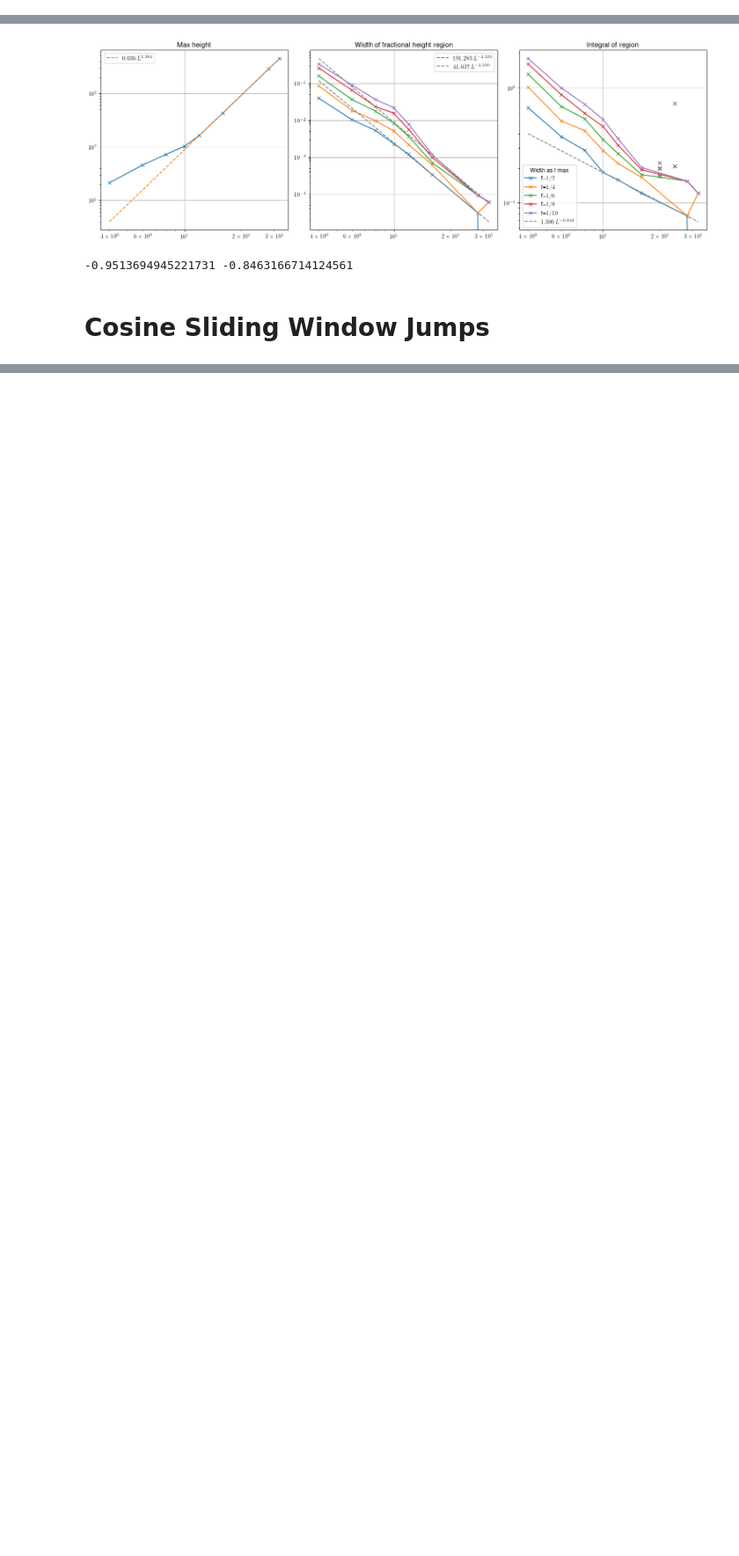
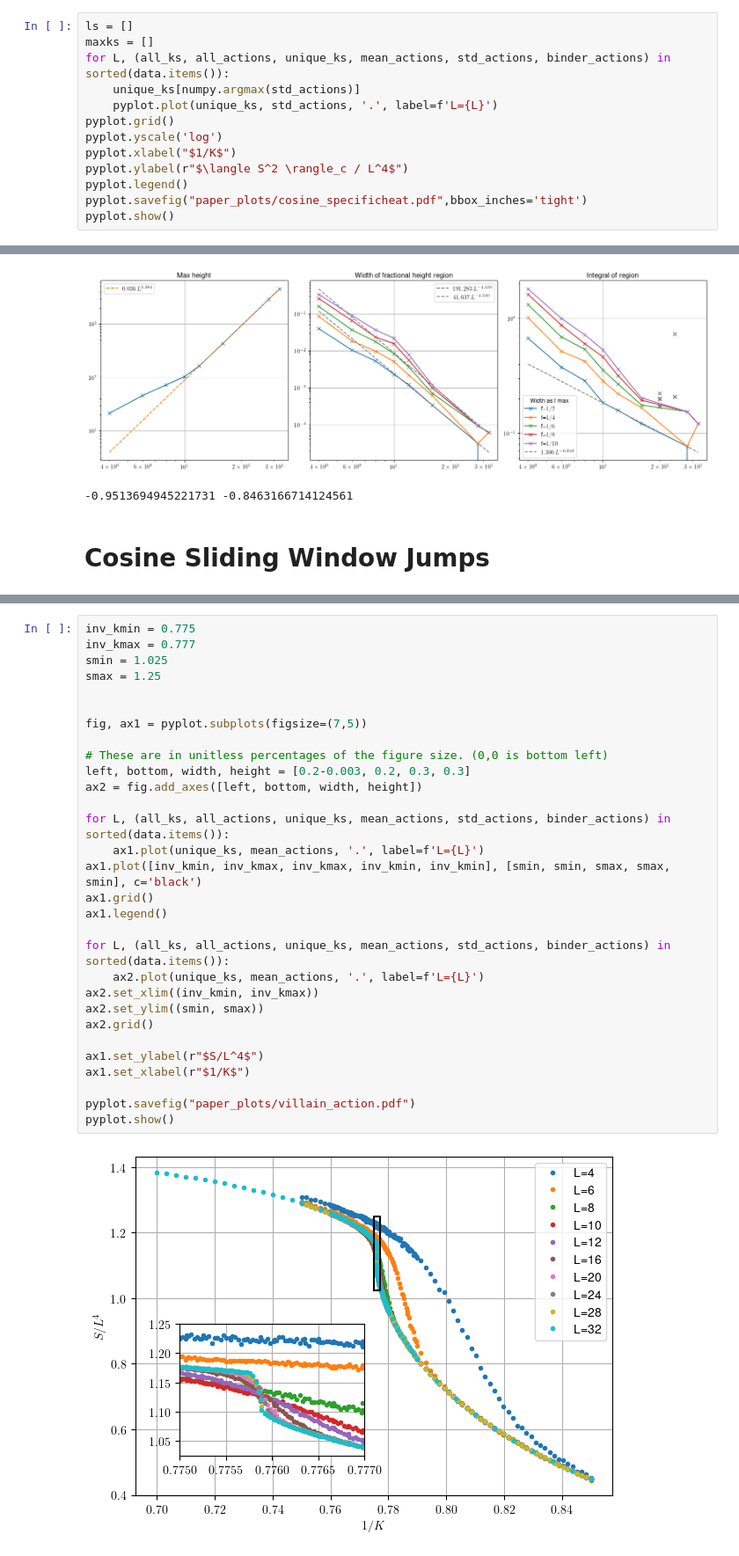
Before and after one commit to Renmusxd/GaugeTheoryRunner, a Jupyter notebook: jupyter/PaperPlots.ipynb, the cells around one changed output, grey strips where cells are left out. Shown at 88% size. Saved outputs shown, nothing was run; the diff lists cells and outputs as text; blank space fills up the shorter version.

Commit message:
Add villain paperplots

```diff
--- a/jupyter/PaperPlots.ipynb
+++ b/jupyter/PaperPlots.ipynb
@@ -309,6 +309,19 @@ pyplot.savefig("paper_plots/cosine_specificheat.pdf",bbox_inches='tight')
 pyplot.show()
 # %% [output]
 [figure]
+# %%
+ls = []
+maxks = []
+for L, (all_ks, all_actions, unique_ks, mean_actions, std_actions, binder_actions) in sorted(data.items()):
+    unique_ks[numpy.argmax(std_actions)]
+    pyplot.plot(unique_ks, std_actions, '.', label=f'L={L}')
+pyplot.grid()
+pyplot.yscale('log')
+pyplot.xlabel("$1/K$")
+pyplot.ylabel(r"$\langle S^2 \rangle_c / L^4$")
+pyplot.legend()
+pyplot.savefig("paper_plots/cosine_specificheat.pdf",bbox_inches='tight')
+pyplot.show()
 # %% [markdown]
 # Cosine Latent Heat
 # %%
@@ -448,0 +506,32 @@ pyplot.show()
+# %%
+inv_kmin = 0.775
+inv_kmax = 0.777
+smin = 1.025
+smax = 1.25
+
+
+fig, ax1 = pyplot.subplots(figsize=(7,5))
+
+# These are in unitless percentages of the figure size. (0,0 is bottom left)
+left, bottom, width, height = [0.2-0.003, 0.2, 0.3, 0.3]
+ax2 = fig.add_axes([left, bottom, width, height])
+
+for L, (all_ks, all_actions, unique_ks, mean_actions, std_actions, binder_actions) in sorted(data.items()):
+    ax1.plot(unique_ks, mean_actions, '.', label=f'L={L}')
+ax1.plot([inv_kmin, inv_kmax, inv_kmax, inv_kmin, inv_kmin], [smin, smin, smax, smax, smin], c='black')
+ax1.grid()
+ax1.legend()
+
+for L, (all_ks, all_actions, unique_ks, mean_actions, std_actions, binder_actions) in sorted(data.items()):
+    ax2.plot(unique_ks, mean_actions, '.', label=f'L={L}')
+ax2.set_xlim((inv_kmin, inv_kmax))
+ax2.set_ylim((smin, smax))
+ax2.grid()
+
+ax1.set_ylabel(r"$S/L^4$")
+ax1.set_xlabel(r"$1/K$")
+
+pyplot.savefig("paper_plots/villain_action.pdf")
+pyplot.show()
+# %% [output]
+[figure, added]
```
Also changed, not shown: parts of 10 cells of this notebook.
